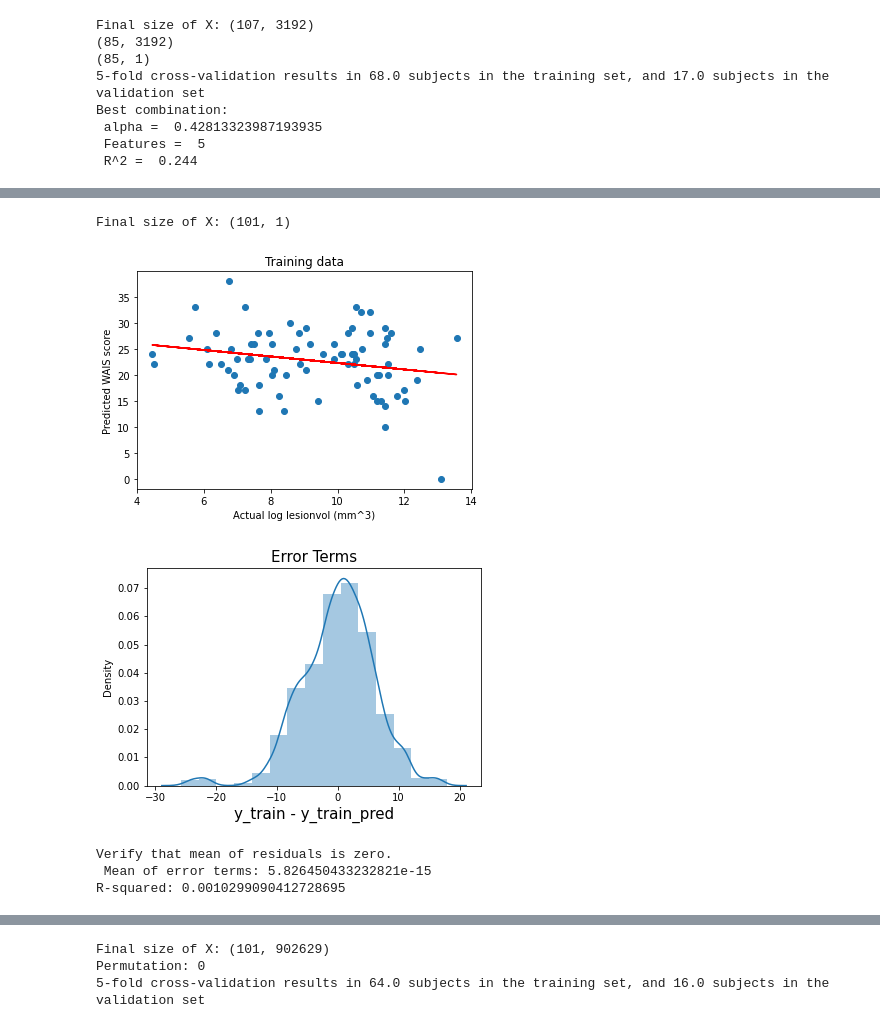
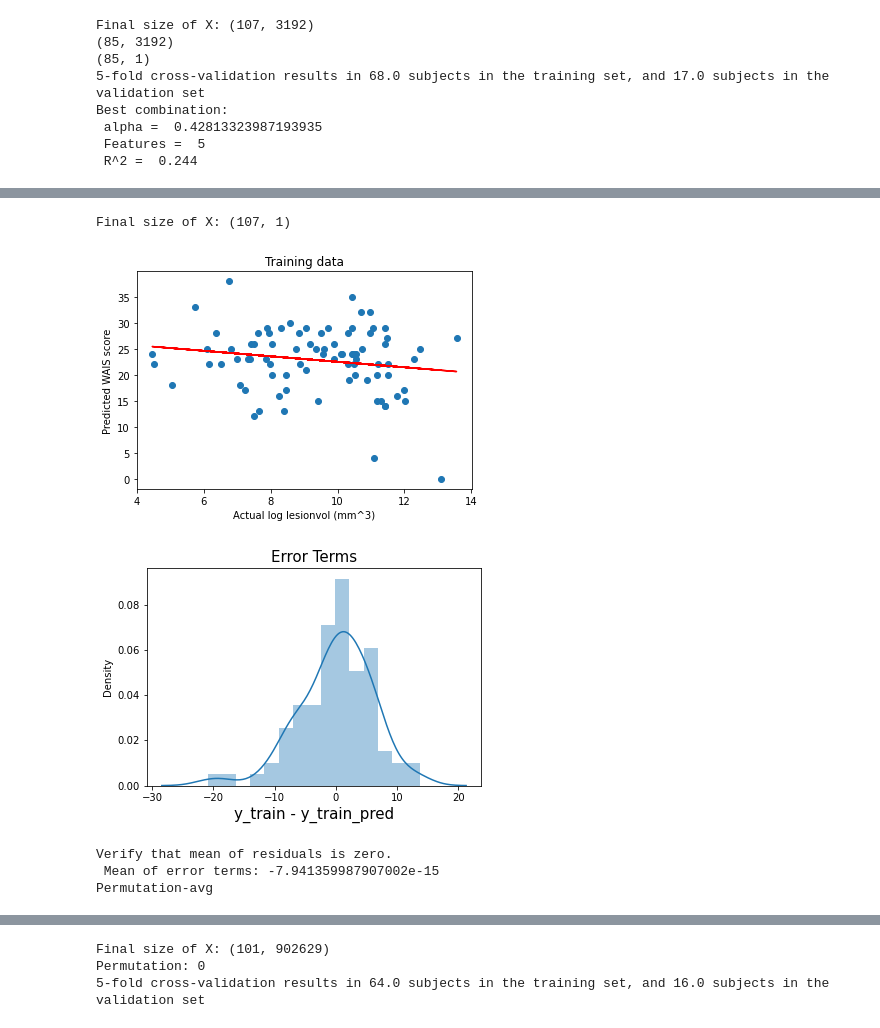
Before and after one commit to emilyolafson/cognition_nemo, a Jupyter notebook: iowa_SC_FC_cognition.ipynb, the cells around one changed output, grey strips where cells are left out. Drawn from its saved outputs; the diff is of its cells as text; code cells hidden in the pictures.

Commit message:
chronic predictions plus activations

```diff
--- a/iowa_SC_FC_cognition.ipynb
+++ b/iowa_SC_FC_cognition.ipynb
@@ -866,8 +817,8 @@ for k in range(0,100):
         for y in range(0,5):
             if x==y :
                 continue
-            one = np.random.randint(0,3192, size=(1,30))
-            two =  np.random.randint(0,3192, size=(1,30))
+            one = np.random.randint(0,3193, size=(1,30))
+            two =  np.random.randint(0,3193, size=(1,30))
             test=np.intersect1d(one,two)
             dice_null[x,y]=2*(test.shape[0]/(one.shape[1]+two.shape[1]))
 
@@ -885,8 +836,8 @@ for k in range(0,100):
         for y in range(0,5):
             if x==y :
                 continue
-            one = np.random.randint(0,3192, size=(1,15))
-            two =  np.random.randint(0,3192, size=(1,15))
+            one = np.random.randint(0,3193, size=(1,15))
+            two =  np.random.randint(0,3193, size=(1,15))
             test=np.intersect1d(one,two)
             dice_null2[x,y]=2*(test.shape[0]/(one.shape[1]+two.shape[1]))
 
@@ -1109,0 +1038,8 @@ while k < zeroidx.shape[0]:
+# %%
+countweights=np.zeros(shape=(3655, ), dtype='int')
+
+for p in range(0,100):
+    act=fullactivations[p] # features
+    for x in range(0,5):
+        #print(act[x].shape)
+        countweights=countweights+act[x]
@@ -1109,0 +1105,3 @@ while k < zeroidx.shape[0]:
+# %%
+Y_og=np.array(wais)
+Y_og=np.reshape(Y_og, (107,1))
@@ -1128,45 +1352,69 @@ x, x_test, y, y_test = train_test_split(X, Y, test_size=1-train_size, shuffle=Tr
 x_sm = sm.add_constant(x)
 lr = sm.OLS(y, x_sm).fit()
 
 lr.summary()
 plt.scatter(x, y)
 pms=lr.params
 
 plt.plot(x, pms[0] + pms[1]*x, 'r')
 plt.xlabel('Actual log lesionvol (mm^3)')
 plt.ylabel('Predicted WAIS score')
 plt.title('Training data')
 plt.show()
 
-
 # Predicting y_value using training data of X
 y_train_pred = lr.predict(x_sm)
 
 # Creating residuals from the y_train data and predicted y_data
 res = (y - y_train_pred)
 
 fig = plt.figure()
 sns.distplot(res, bins = 15)
 plt.title('Error Terms', fontsize = 15)
 plt.xlabel('y_train - y_train_pred', fontsize = 15)
 plt.show()
 
 print('Verify that mean of residuals is zero. \n Mean of error terms: ' + str(np.mean(res)))
+k=5
+rsqs=[]
+for p in range(0,100):
+    # split data into train/test
+    outer_cv = StratifiedKFold(n_splits=k, shuffle=True, random_state=p)
 
-# Adding a constant to X_test
-X_test_sm = sm.add_constant(x_test)
+    for train, test in outer_cv.split(X, chronic_id):
 
-# Predicting the y values corresponding to X_test_sm
-y_test_pred = lr.predict(X_test_sm)
+        chronic_bin=chronic_id[train]
+        chronic_test=chronic_id[test]
 
-# Checking the R-squared value
-r_squared = r2_score(y_test, y_test_pred)
-r_squared
-print('R-squared: ' + str(r_squared))
+        x_train=X[train]
+        x_test=X[test]
+        y_train=Y[train]
+        y_test=Y[test]
+
+        # add constant to data
+        x_sm = sm.add_constant(x_train)
+
+        # fit on training data
+        lr = sm.OLS(y_train, x_sm).fit()
+
+        # Adding a constant to X_test
+        X_test_sm = sm.add_constant(x_test)
+
+        # Predicting the y values corresponding to X_test_sm
+        y_test_pred = lr.predict(X_test_sm)
+
+        # Checking the R-squared value for chronic only
+        y_test_pred_chronic=y_test_pred[chronic_test]
+        y_test_chronic=y_test[chronic_test]
+        r_squared = explained_variance_score(y_test, y_test_pred)
+        #print('R-squared: ' + str(r_squared))
+        rsqs.append(r_squared)
+
+print("Permutation-avg ")
 # %% [output]
-Final size of X: (101, 1)
+Final size of X: (107, 1)
-[figure, old version]
+[figure, new version]
-[figure, old version]
+[figure, new version]
 Verify that mean of residuals is zero.
- Mean of error terms: 5.826450433232821e-15
-R-squared: 0.0010299090412728695
+ Mean of error terms: -7.941359987907002e-15
+Permutation-avg
```
Also changed, not shown: parts of 30 cells of this notebook, 5 other files.
